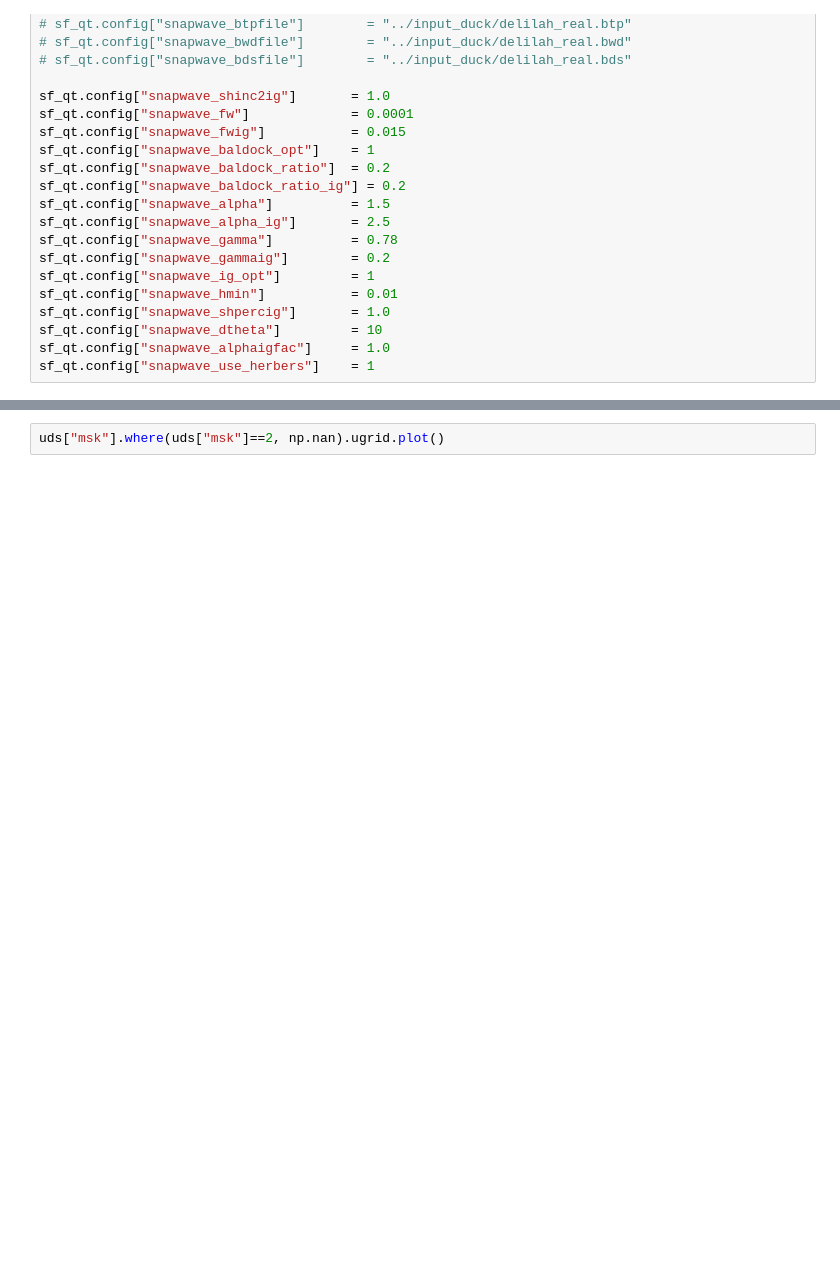
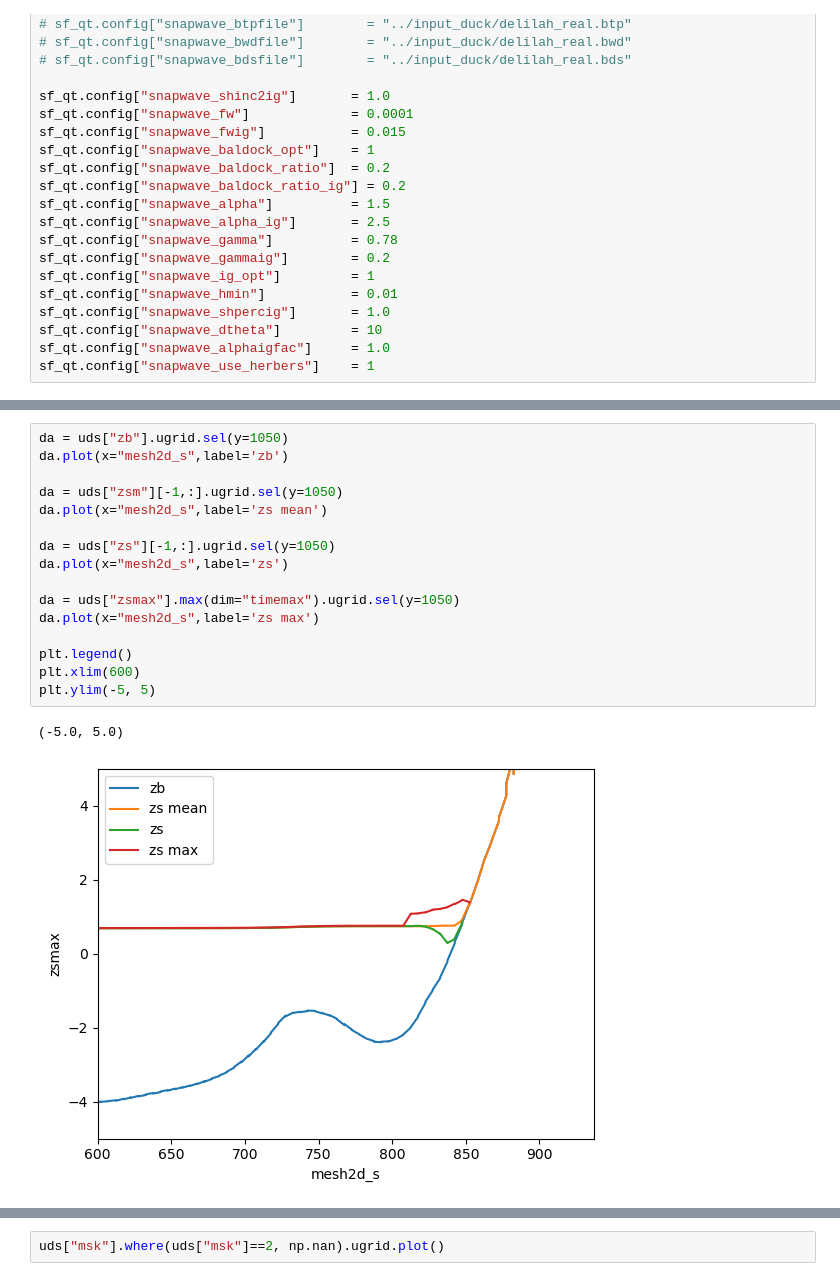
Before and after one commit to Deltares/hydromt_sfincs, a Jupyter notebook: examples/make_Duck_hydromt.ipynb, the cells around one changed output, grey strips where cells are left out. Cells and saved outputs as stored; diff of their text form; blank space fills up the shorter version.

```diff
--- a/examples/make_Duck_hydromt.ipynb
+++ b/examples/make_Duck_hydromt.ipynb
@@ -433,2 +492,21 @@ uds["zsmax"].max(dim="timemax").ugrid.plot(vmax=1.0)
+# %%
+da = uds["zb"].ugrid.sel(y=1050)
+da.plot(x="mesh2d_s",label='zb')
+
+da = uds["zsm"][-1,:].ugrid.sel(y=1050)
+da.plot(x="mesh2d_s",label='zs mean')
+
+da = uds["zs"][-1,:].ugrid.sel(y=1050)
+da.plot(x="mesh2d_s",label='zs')
+
+da = uds["zsmax"].max(dim="timemax").ugrid.sel(y=1050)
+da.plot(x="mesh2d_s",label='zs max')
+
+plt.legend()
+plt.xlim(600)
+plt.ylim(-5, 5)
+# %% [output]
+(-5.0, 5.0)
+[figure, added]
 # %%
 uds["hm0"][-1,:].ugrid.plot(vmax=1.5*np.sqrt(2))
```
Also changed, not shown: parts of 35 cells of this notebook, 1 other file.
